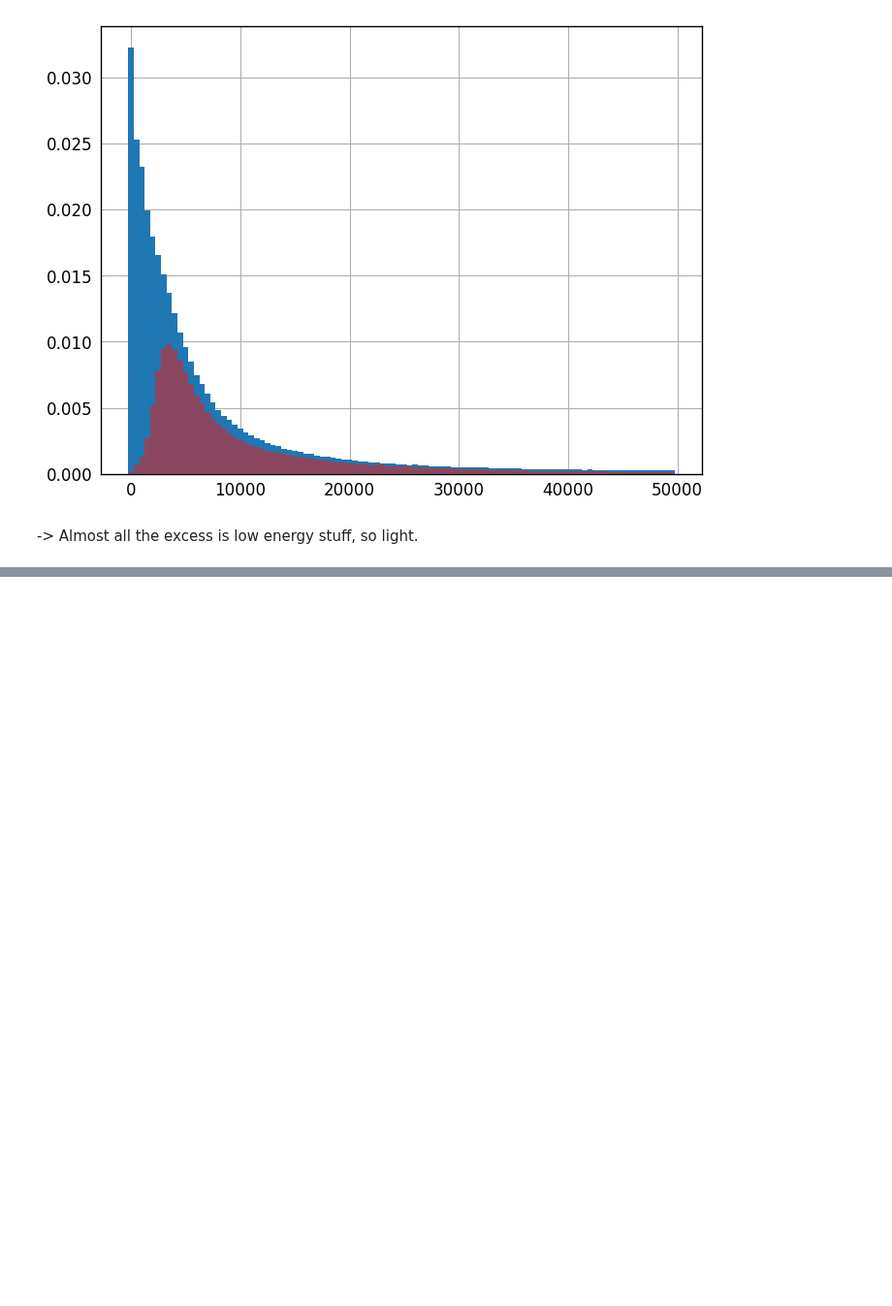
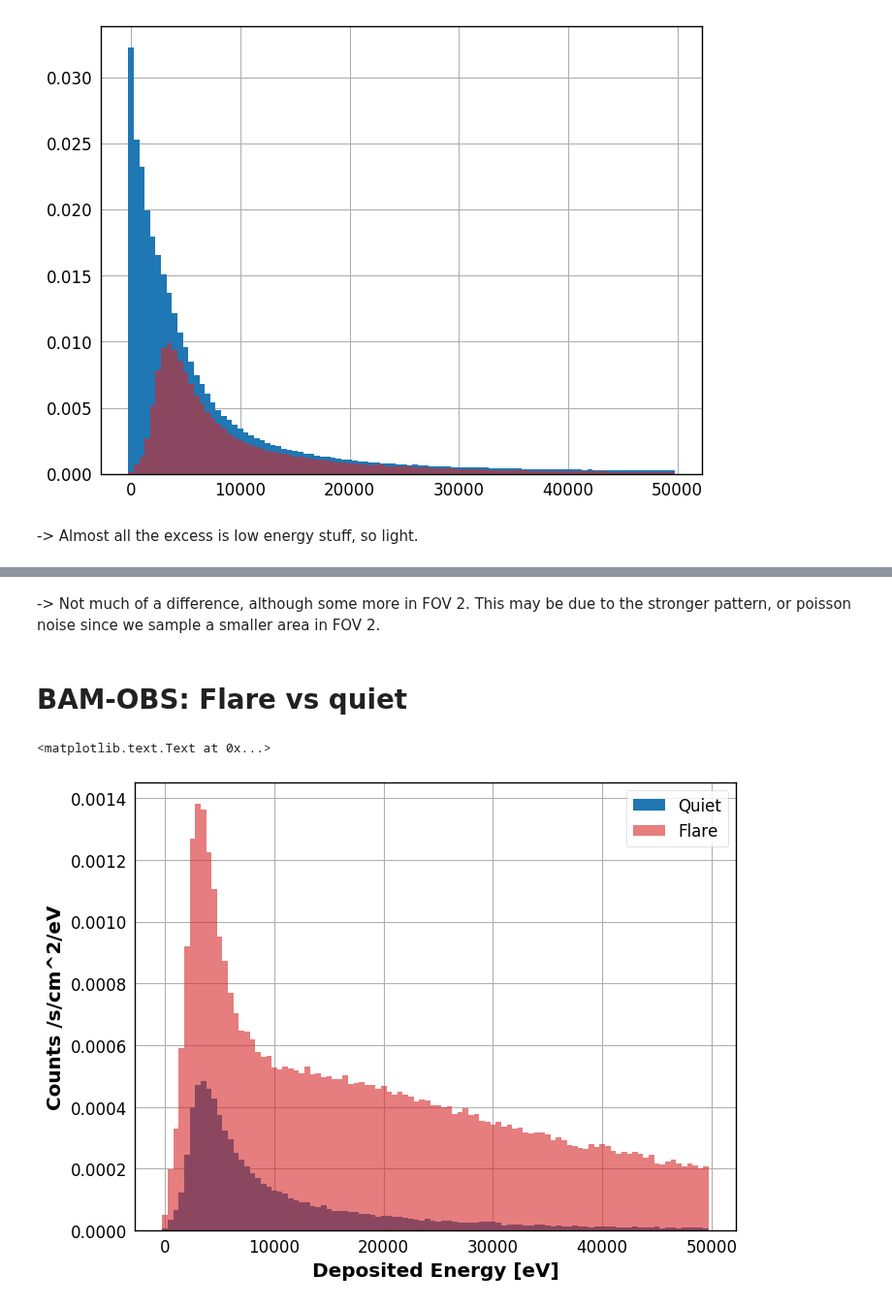
Before and after one commit to asierabreu/cosmics, a Jupyter notebook: postprocessing/energy-histograms.ipynb, the cells around one changed output, grey strips where cells are left out. Shown at 97% size. Saved outputs shown, nothing was run; the diff lists cells and outputs as text; code cells hidden in the pictures; blank space fills up the shorter version.

```diff
--- a/postprocessing/energy-histograms.ipynb
+++ b/postprocessing/energy-histograms.ipynb
@@ -142,0 +159,29 @@ len(EB1)
+# %% [markdown]
+-> Not much of a difference, although some more in FOV 2. This may be due to the stronger pattern, or poisson noise since we sample a smaller area in FOV 2.
+# %% [markdown]
+# BAM-OBS: Flare vs quiet
+# %%
+EB1 = fits_energies_edgeless(sorted(glob.glob('../output/BAM/2017/09/14/BAM-OBS1*'))[-1])[1]
+#EB2 = fits_energies_edgeless(sorted(glob.glob('../output/BAM/2017/09/10/BAM-OBS1*'))[6])[1][:200] # specifically the onset of the flare
+EB2 = fits_energies_edgeless(sorted(glob.glob('../output/BAM/2017/09/12/BAM-OBS1*'))[0])[1] # the tail
+
+fluxB1 = fits_flux(sorted(glob.glob('../output/BAM/2017/09/14/BAM-OBS1*'))[-1])[2]
+#fluxB2 = fits_flux(sorted(glob.glob('../output/BAM/2017/09/10/BAM-OBS1*'))[6])[2][:200]
+fluxB2 = fits_flux(sorted(glob.glob('../output/BAM/2017/09/12/BAM-OBS1*'))[0])[2] # the tail
+
+
+nhistB1 = energyHist_fluxnormed(EB1,fluxB1,100,(0,50000))
+nhistB2 = energyHist_fluxnormed(EB2,fluxB2,100,(0,50000))
+
+
+plt.bar(nhistB1[1][:len(nhistB1[0])], nhistB1[0], nhistB1[1][1]-nhistB1[1][0],
+        color="tab:blue", label='Quiet',log=False)
+plt.bar(nhistB2[1][:len(nhistB2[0])], nhistB2[0], nhistB2[1][1]-nhistB2[1][0],
+        color="tab:red",alpha=0.6,label='Flare',log=False)
+plt.legend(loc='best')
+
+plt.xlabel("Deposited Energy [eV]")
+plt.ylabel("Counts /s/cm^2/eV")
+# %% [output]
+<matplotlib.text.Text at 0x...>
+[figure, added]
```
Also changed, not shown: parts of 7 cells of this notebook, 14 other files.
